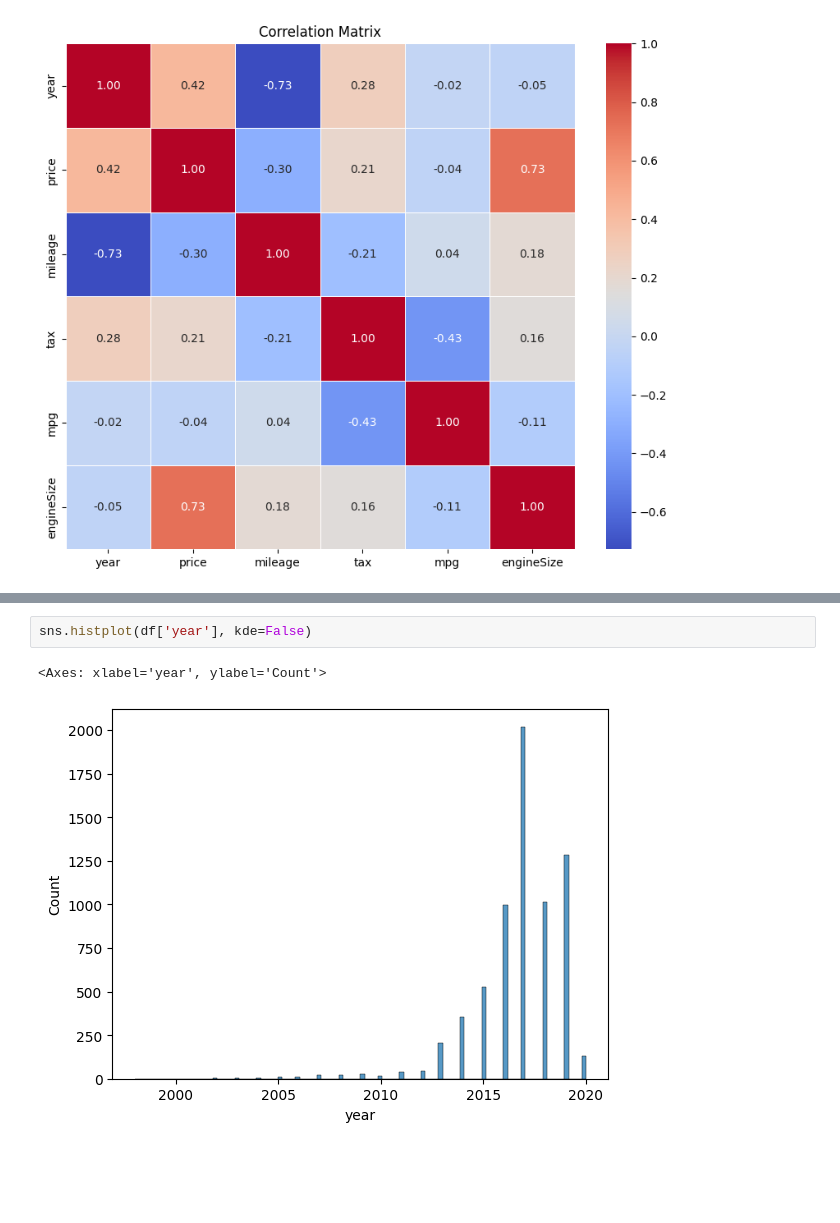
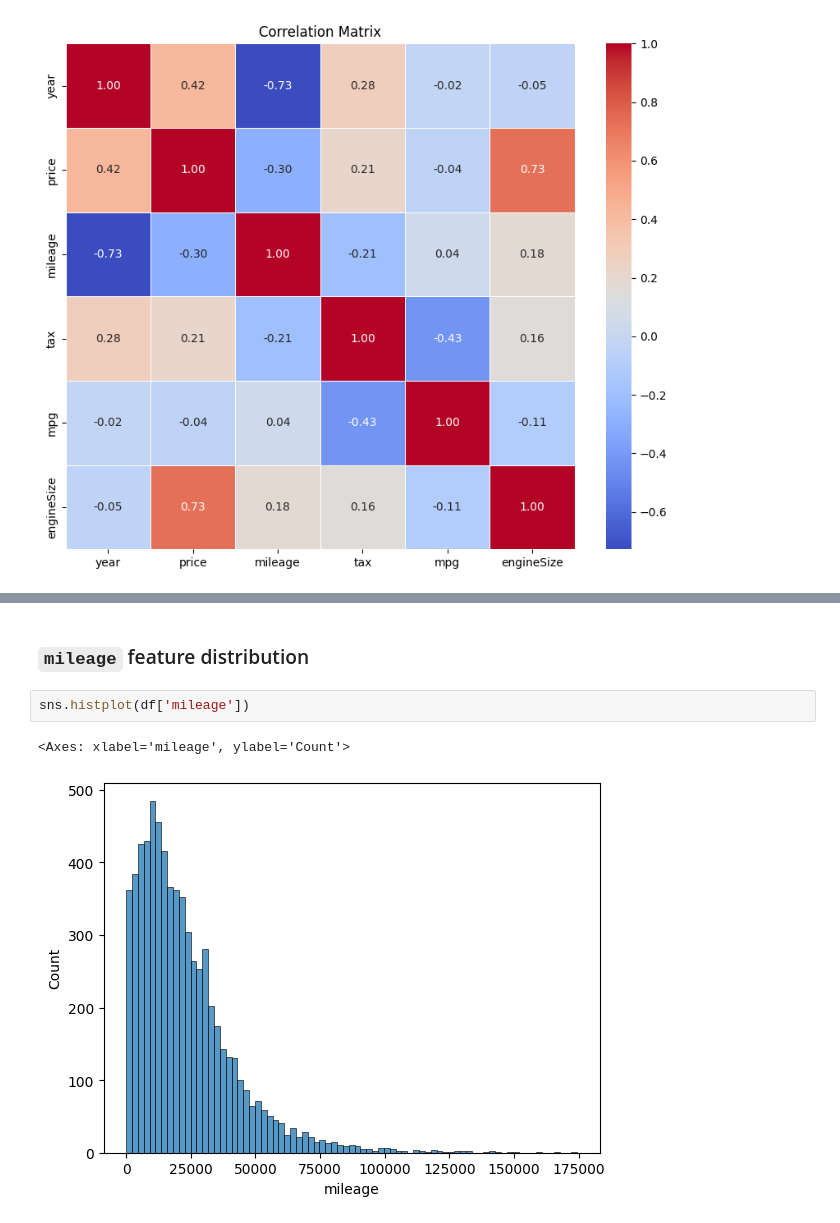
Before and after one commit to zakzakzak/kaggle, a Jupyter notebook: prediction-car-price.ipynb, the cells around one changed output, grey strips where cells are left out. Drawn from its saved outputs; the diff is of its cells as text; blank space fills up the shorter version.

```diff
--- a/prediction-car-price.ipynb
+++ b/prediction-car-price.ipynb
@@ -149,5 +155,7 @@ plt.show()
+# %% [markdown]
+### `mileage` feature distribution
 # %%
-sns.histplot(df['year'], kde=False)
+sns.histplot(df['mileage'])
 # %% [output]
-<Axes: xlabel='year', ylabel='Count'>
+<Axes: xlabel='mileage', ylabel='Count'>
-[figure, old version]
+[figure, new version]
```
Also changed, not shown: parts of 3 cells of this notebook.
